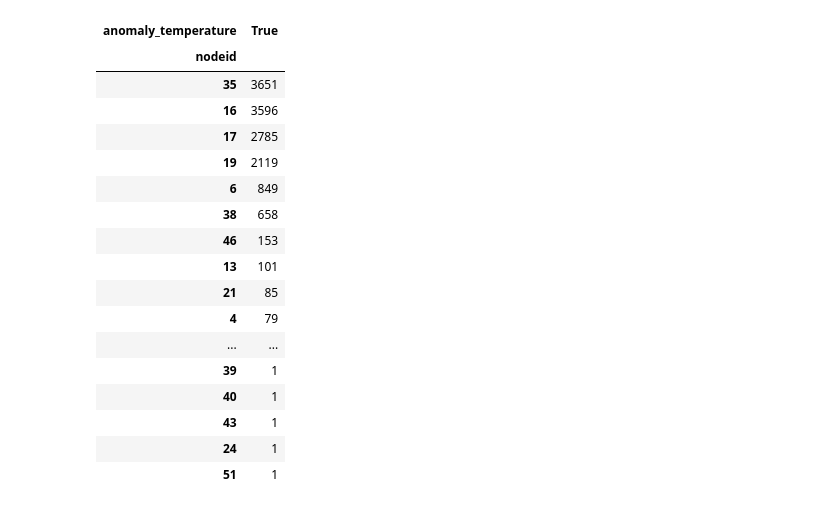
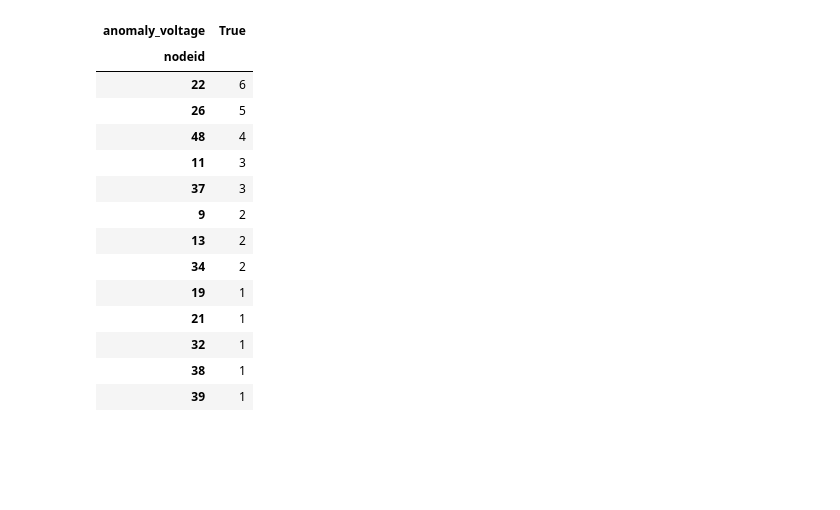
Before and after one commit to siji2022/CS6604_LoG_project, a Jupyter notebook: manual_labeling.ipynb, the cells around one changed output. Cells and saved outputs as stored; diff of their text form; code cells hidden in the pictures; blank space fills up the shorter version.

```diff
--- a/manual_labeling.ipynb
+++ b/manual_labeling.ipynb
@@ -134,0 +135,3 @@ for idx in range(35,55):
+# %%
+labeled_df=pd.read_csv('./data/manual_label.csv')
+labeled_df
@@ -135,23 +152,20 @@ for idx in range(35,55):
 # %%
 # group by nodeid and anomaly_temperature and count the size,
-df_an=df[df['anomaly_temperature']==True]
-df_an.groupby(['nodeid','anomaly_temperature']).size().unstack().sort_values(by=True,ascending=False)
+df_an=labeled_df[labeled_df['anomaly_voltage']==True]
+df_an.groupby(['nodeid','anomaly_voltage']).size().unstack().sort_values(by=True,ascending=False)
 # %% [output]
-| anomaly_temperature | True |
+| anomaly_voltage | True |
 | nodeid |  |
-| 35 | 3651 |
-| 16 | 3596 |
-| 17 | 2785 |
-| 19 | 2119 |
-| 6 | 849 |
-| 38 | 658 |
-| 46 | 153 |
-| 13 | 101 |
-| 21 | 85 |
-| 4 | 79 |
-| ... | ... |
+| 22 | 6 |
+| 26 | 5 |
+| 48 | 4 |
+| 11 | 3 |
+| 37 | 3 |
+| 9 | 2 |
+| 13 | 2 |
+| 34 | 2 |
+| 19 | 1 |
+| 21 | 1 |
+| 32 | 1 |
+| 38 | 1 |
 | 39 | 1 |
-| 40 | 1 |
-| 43 | 1 |
-| 24 | 1 |
-| 51 | 1 |
```
Also changed, not shown: parts of 13 cells of this notebook, 1 other file.
